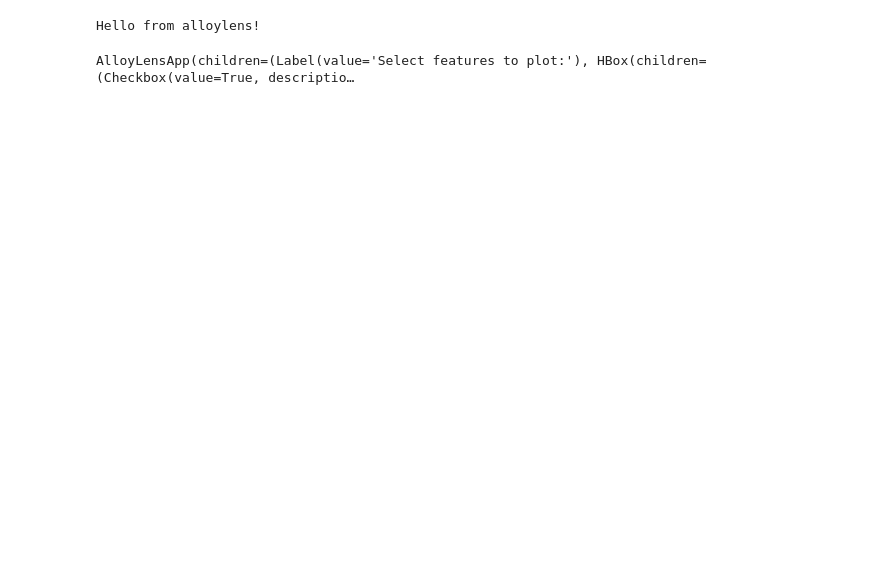
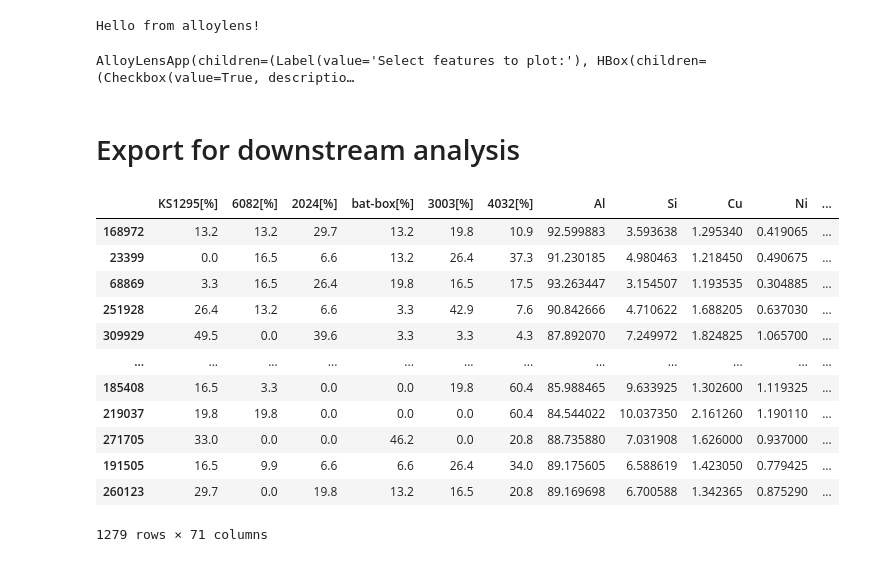
Before and after one commit to susiesyli/alloylens, a Jupyter notebook: examples/example.ipynb, the cells around one changed output. Cells and saved outputs as stored; diff of their text form; code cells hidden in the pictures; blank space fills up the shorter version.

```diff
--- a/examples/example.ipynb
+++ b/examples/example.ipynb
@@ -68,3 +50,26 @@ app = al.AlloyLensApp(df, groups, x="elements", y="properties")
 app
 # %% [output]
 AlloyLensApp(children=(Label(value='Select features to plot:'), HBox(children=(Checkbox(value=True, descriptio…
+# %% [markdown]
+# Export for downstream analysis
+# %%
+selected_mask = app.widget.selected_mask()
+selected_ids   = app.widget.selected_ids()
+selected_df    = app.widget.selected_dataframe()
+selected_df_with_dist = app.widget.selected_dataframe(include_dist=True)
+# %%
+selected_df_with_dist
+# %% [output]
+|  | KS1295[%] | 6082[%] | 2024[%] | bat-box[%] | 3003[%] | 4032[%] | Al | Si | Cu | Ni | ... |
+| 168972 | 13.2 | 13.2 | 29.7 | 13.2 | 19.8 | 10.9 | 92.599883 | 3.593638 | 1.295340 | 0.419065 | ... |
+| 23399 | 0.0 | 16.5 | 6.6 | 13.2 | 26.4 | 37.3 | 91.230185 | 4.980463 | 1.218450 | 0.490675 | ... |
+| 68869 | 3.3 | 16.5 | 26.4 | 19.8 | 16.5 | 17.5 | 93.263447 | 3.154507 | 1.193535 | 0.304885 | ... |
+| 251928 | 26.4 | 13.2 | 6.6 | 3.3 | 42.9 | 7.6 | 90.842666 | 4.710622 | 1.688205 | 0.637030 | ... |
+| 309929 | 49.5 | 0.0 | 39.6 | 3.3 | 3.3 | 4.3 | 87.892070 | 7.249972 | 1.824825 | 1.065700 | ... |
+| ... | ... | ... | ... | ... | ... | ... | ... | ... | ... | ... | ... |
+| 185408 | 16.5 | 3.3 | 0.0 | 0.0 | 19.8 | 60.4 | 85.988465 | 9.633925 | 1.302600 | 1.119325 | ... |
+| 219037 | 19.8 | 19.8 | 0.0 | 0.0 | 0.0 | 60.4 | 84.544022 | 10.037350 | 2.161260 | 1.190110 | ... |
+| 271705 | 33.0 | 0.0 | 0.0 | 46.2 | 0.0 | 20.8 | 88.735880 | 7.031908 | 1.626000 | 0.937000 | ... |
+| 191505 | 16.5 | 9.9 | 6.6 | 6.6 | 26.4 | 34.0 | 89.175605 | 6.588619 | 1.423050 | 0.779425 | ... |
+| 260123 | 29.7 | 0.0 | 19.8 | 13.2 | 16.5 | 20.8 | 89.169698 | 6.700588 | 1.342365 | 0.875290 | ... |
+1279 rows × 71 columns
```
Also changed, not shown: parts of 1 cell of this notebook, 6 other files.
